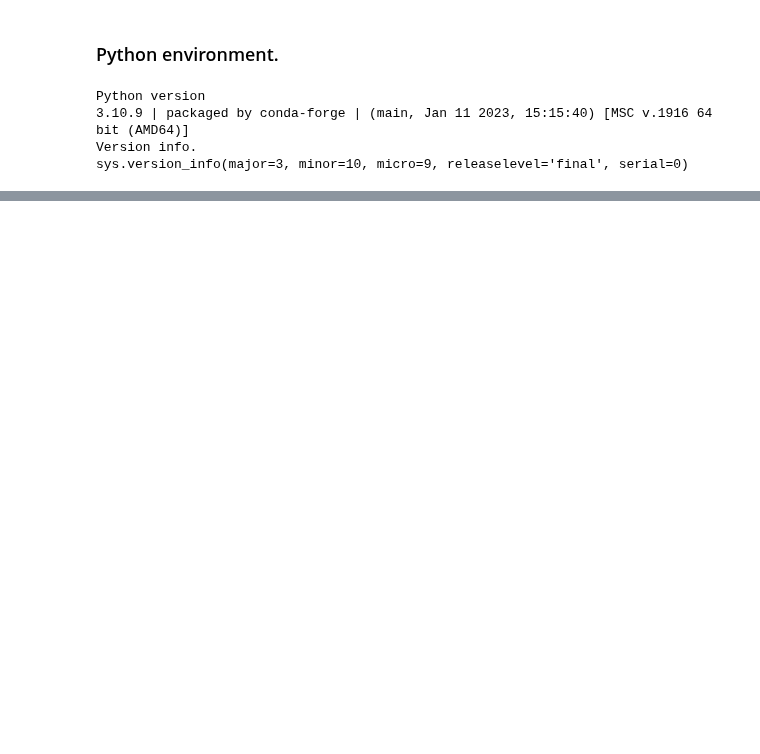
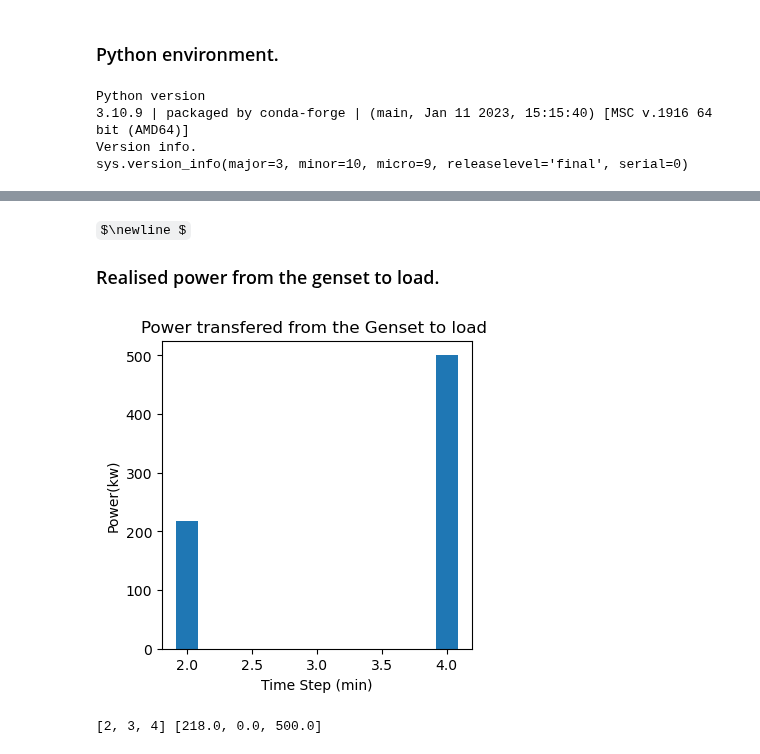
Before and after one commit to AmedBrook/Pulp_MILP-Hybrid-Energy-Optimization, a Jupyter notebook: notebooks/heo_model.ipynb, the cells around one changed output, grey strips where cells are left out. Cells and saved outputs as stored; diff of their text form; code cells hidden in the pictures; some formulas as TeX source; blank space fills up the shorter version.

```diff
--- a/notebooks/heo_model.ipynb
+++ b/notebooks/heo_model.ipynb
@@ -168,0 +488,16 @@ Total fuel comsumption of the trip: 1774.1999999999998 Kg
+# %% [markdown]
+$\newline $
+### Realised power from the genset to load.
+# %%
+plt.rcParams["figure.figsize"] = (4,4)
+plt.bar(V_steps,P_A_load_list, width=0.17)
+plt.xlabel('Time Step (min)')
+plt.ylabel('Power(kw)')
+plt.title('Power transfered from the Genset to load ')
+plt.show()
+# %% [output]
+[figure, added]
+# %%
+print(V_steps,P_A_load_list)
+# %% [output]
+[2, 3, 4] [218.0, 0.0, 500.0]
```
Also changed, not shown: parts of 51 cells of this notebook.
